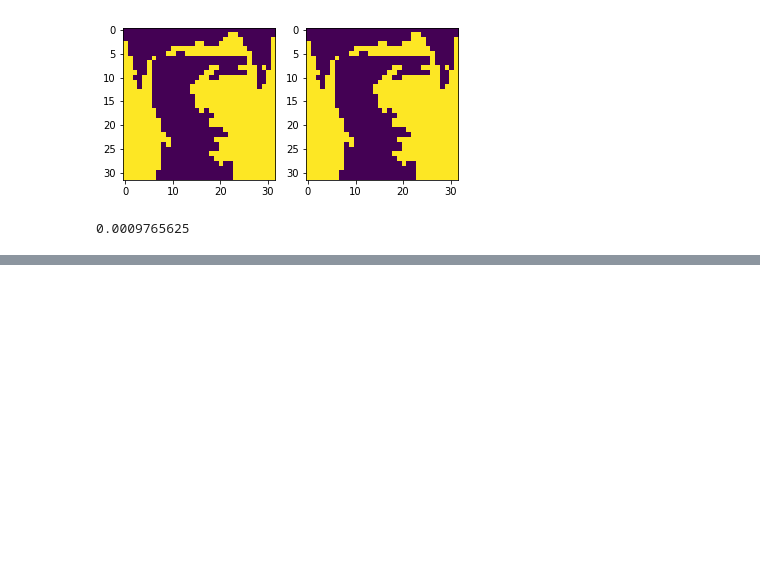
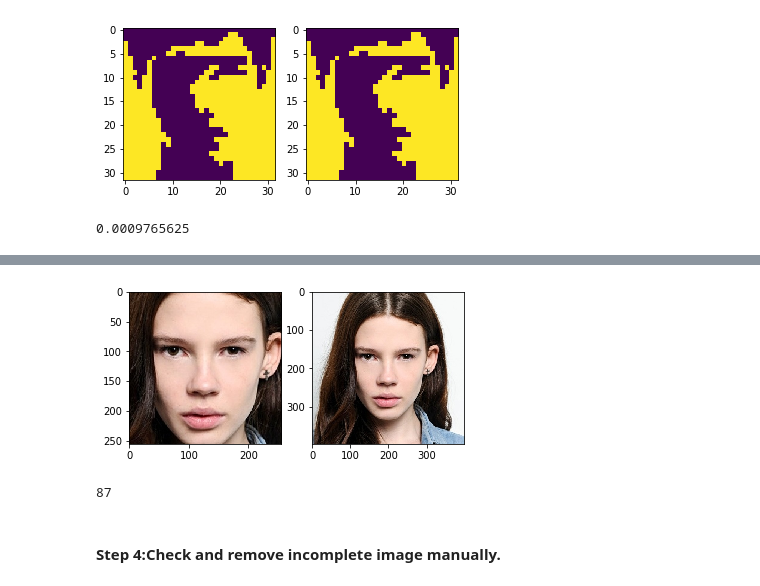
Before and after one commit to zimeng997/COMP8240_group_i_project, a Jupyter notebook: data_process.ipynb, the cells around one changed output, grey strips where cells are left out. Drawn from its saved outputs; the diff is of its cells as text; code cells hidden in the pictures; blank space fills up the shorter version.

```diff
--- a/data_process.ipynb
+++ b/data_process.ipynb
@@ -157,7 +196,7 @@ resize_n = 32
 
 df = pd.DataFrame(columns=['tile','code'])
 
-path = os.getcwd()+'\\Female Faces'
+path = os.getcwd()+'\\Male Faces'
 filedir = os.walk(path)
 tem_str = ''
 for i in filedir:
@@ -205,0 +273,32 @@ After drop similar images, we have : 625
+# %%
+#An example for cutting biggest face
+img = cv2.imread("0 (1722).jpg")
+faces = classifier.detectMultiScale(img, scaleFactor=1.1, minNeighbors=3, minSize=(128,128))
+
+if len(faces) > 0:
+    if len(faces)>1:
+            big_index = faces[:,3].tolist().index(max(faces[:,3]))
+            big_face = faces[big_index]
+            x, y, w, h = big_face
+    else:
+        x, y, w, h = faces[0]
+    img1 = img[y:y+h,x:x+w]
+    cv2.imwrite("example1.jpg", img1)
+    size_n = np.sqrt(w*h/0.43)
+    size_n = min(size_n,len(img[0]),len(img))
+    size_plus = int((size_n-w)/2)
+    new_y = max(0,y-size_plus)
+    new_y_h = min(len(img),y+h+size_plus)
+    new_x = max(0,x-size_plus)
+    new_x_w = min(len(img[0]),x+w+size_plus)
+    img2 = img[new_y:new_y_h,new_x:new_x_w]
+    cv2.imwrite("example2.jpg", img2)
+
+showed_original = [np.array(Image.open('example1.jpg')), np.array(Image.open('example2.jpg'))]
+fig = plt.figure()
+for i in range(2):
+    plt.subplot(1, 2, i+1)
+    plt.imshow(showed_original[i]/255)
+plt.show()
+# %% [output]
+[figure, added]
@@ -205,0 +334,6 @@ After drop similar images, we have : 625
+# %%
+len(incomplete_list)
+# %% [output]
+87
+# %% [markdown]
+#### Step 4:Check and remove incomplete image manually.
```
Also changed, not shown: parts of 11 cells of this notebook.
